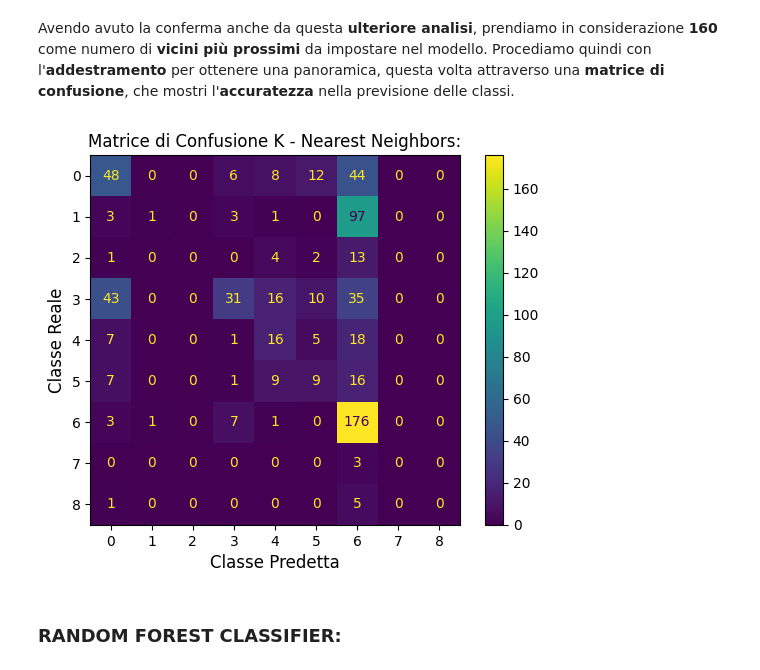
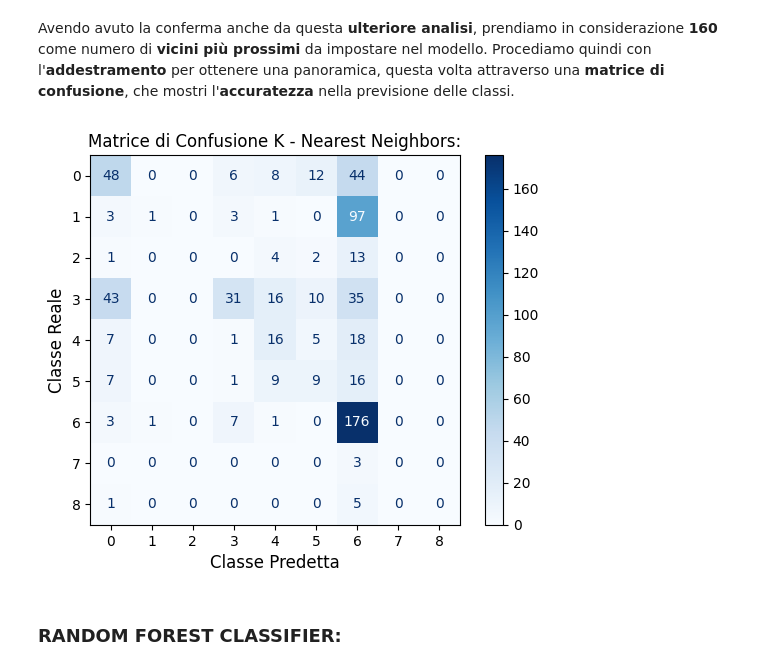
Before and after one commit to sciro24/Cancer-Treatment-with-ML, a Jupyter notebook: Notebook.ipynb, the cells around one changed output. Drawn from its saved outputs; the diff is of its cells as text; code cells hidden in the pictures.

```diff
--- a/Notebook.ipynb
+++ b/Notebook.ipynb
@@ -214,10 +221,8 @@ fig.show()
 </ul>
 # %%
 # Inserimento di altre stop words manualmente adatte al contesto
-custom_words = ["fig", "figure", "et", "al", "al.", "also",
-                "data", "analyze", "study", "table", "using",
-                "method", "result", "conclusion", "author",
-                "find", "found", "show", '"', "'", """, """]
+custom_words = ["fig", "figure", "et", "al", "al.", "also", "data", "analyze", "study",
+                "table", "using", "method", "result", "conclusion", "author", "find", "found", "show"]
 
 #Unione delle stop words di default + la punteggiatura + quelle aggiunte manualmente
 stop_words = set(stopwords.words('english') + list(string.punctuation) + custom_words)
@@ -238,19 +243,12 @@ def pre_process(text):
 
     # Tokenizza, rimuovi stopwords e lemmatizza
     tokens = word_tokenize(text)
-    filtered_tokens = [wordnet_lemmatizer.lemmatize(word) for word in tokens
-                       if word not in stop_words and not word.isdigit()]
+    filtered_tokens = [wordnet_lemmatizer.lemmatize(word) for word in tokens if word not in stop_words and not word.isdigit()]
 
     return ' '.join(filtered_tokens)
 
 def process_corpus(df, text_column, class_column):
-    return df.groupby(class_column).apply(
-        lambda x: Counter(
-            word_tokenize(
-                pre_process(x[text_column].str.cat(sep=' '))
-            )
-        )
-    )
+    return df.groupby(class_column).apply(lambda x: Counter(word_tokenize(pre_process(x[text_column].str.cat(sep=' ')))))
 # %%
 #applicazione della pre elaborazione del testo
 training_text['text'] = training_text['text'].apply(pre_process)
@@ -698,28 +693,28 @@ Avendo avuto la conferma anche da questa <b>ulteriore analisi</b>, prendiamo in
 # %%
 # Creazione e addestramento del modello con il miglior numero di vicini
 modelKNN = KNeighborsClassifier(n_neighbors=160)
 modelKNN.fit(X_train, y_train)
 
 # Predizione sul set di test
 y_pred = modelKNN.predict(X_test)
 
 # Visualizzazione della matrice di confusione con traduzione delle etichette
 matrice_confusione = ConfusionMatrixDisplay(confusion_matrix(y_test, y_pred))
 
 # Traccia la matrice
-matrice_confusione.plot()
+matrice_confusione.plot(cmap='Blues')
 
 # Modifica del titolo della matrice di confusione
 plt.title('Matrice di Confusione K - Nearest Neighbors:', fontsize=12)
 
 # Modifica delle etichette degli assi
 plt.xlabel('Classe Predetta', fontsize=12)
 plt.ylabel('Classe Reale', fontsize=12)
 
 # Mostra il grafico
 plt.show()
 # %% [output]
-[figure, old version]
+[figure, new version]
 # %% [markdown]
 <h3> RANDOM FOREST CLASSIFIER: </h3>
 # %% [markdown]
```
Also changed, not shown: parts of 15 cells of this notebook.
